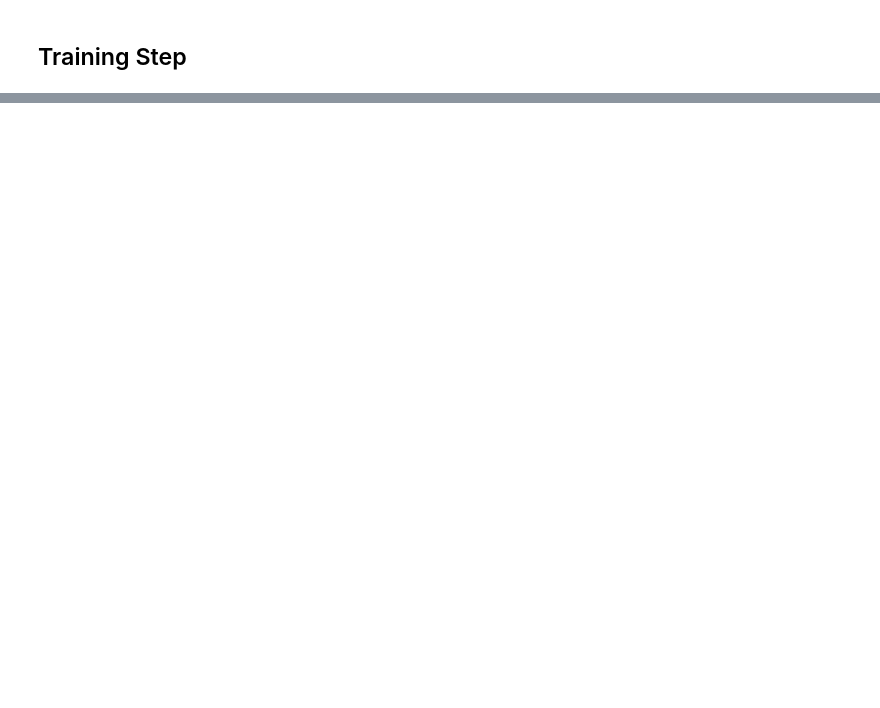
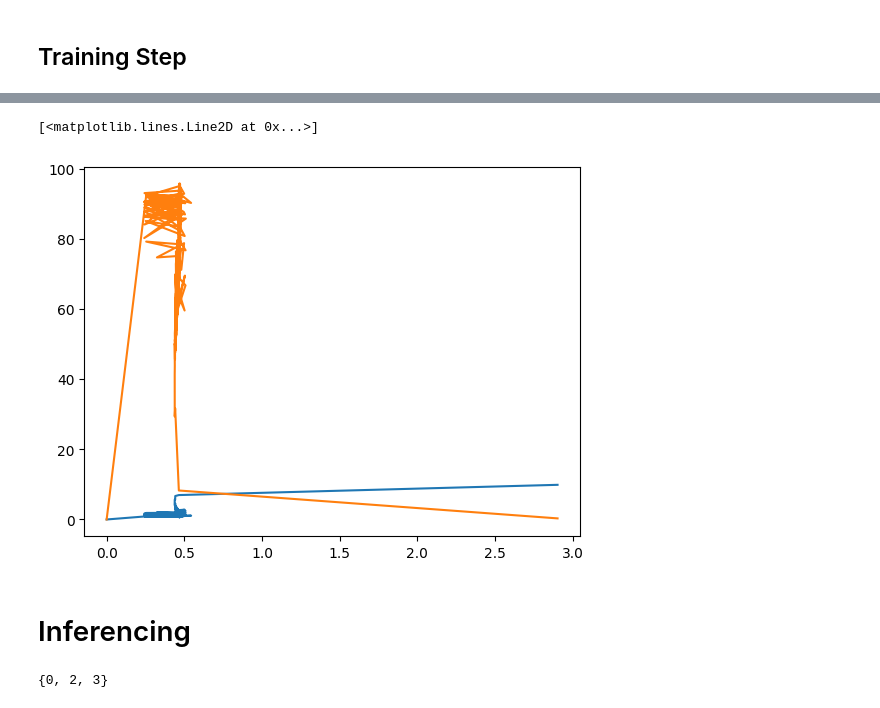
Before and after one commit to SirajTM2199/Remote-Sensing-Change-Captioning, a Jupyter notebook: trainer.ipynb, the cells around one changed output, grey strips where cells are left out. Saved outputs shown, nothing was run; the diff lists cells and outputs as text; code cells hidden in the pictures; blank space fills up the shorter version.

Commit message:
Training completed and inferencing done

```diff
--- a/trainer.ipynb
+++ b/trainer.ipynb
@@ -102,11 +102,11 @@ encoder = Encoder('CLIP-ViT-B/32')
 encoder.fine_tune(True)
 encoder_trans = AttentiveEncoder(n_layers=3,
                                         feature_size=[7, 7, 768],
-                                        heads=8, dropout=0.1)
+                                        heads=8, dropout=0.1,device=device)
 decoder = DecoderTransformer(decoder_type='transformer_decoder',embed_dim=768,
                                     vocab_size=len(word_vocab), max_lengths=42,
                                     word_vocab=word_vocab, n_head=8,
-                                    n_layers=1, dropout=0.1)
+                                    n_layers=1, dropout=0.1,device=device)
 # %% [output]
 decoder_n_layers= 1
 decoder_type= transformer_decoder
@@ -225,6 +225,7 @@ for epoch in range(EPOCHS):
 
         index_i += 1
 
-        if index_i % (print_freq/10) == 0:
-            rem_print(f'Training Epoch: {epoch}')
+        if index_i % (print_freq) == 0:
+            print(f'Training Epoch: {epoch} | Index:{index_i} | Loss: {loss}\n')
+        rem_print(f'Training Epoch: {epoch} | Index:{index_i} | Loss: {loss}')
 # %% [output]
@@ -252,0 +249,6 @@ Mon Mar 31 16:17:56 2025
+# %%
+plt.plot(hist[:,0],hist[:,1])
+plt.plot(hist[:,0],hist[:,2])
+# %% [output]
+[<matplotlib.lines.Line2D at 0x...>]
+[figure, added]
@@ -252,0 +259,2 @@ Mon Mar 31 16:17:56 2025
+# %% [markdown]
+# Inferencing
@@ -252,0 +305,8 @@ Mon Mar 31 16:17:56 2025
+# %%
+Captions = load_json("data/Levir-CC-dataset/LevirCCcaptions.json")
+test_path = 'data/Levir-CC-dataset/images/test'
+invert = {val:key for key,val in word_vocab.items()}
+except_tokens = {word_vocab['<START>'], word_vocab['<END>'], word_vocab['<NULL>']}
+except_tokens
+# %% [output]
+{0, 2, 3}
```
Also changed, not shown: parts of 7 cells of this notebook.
